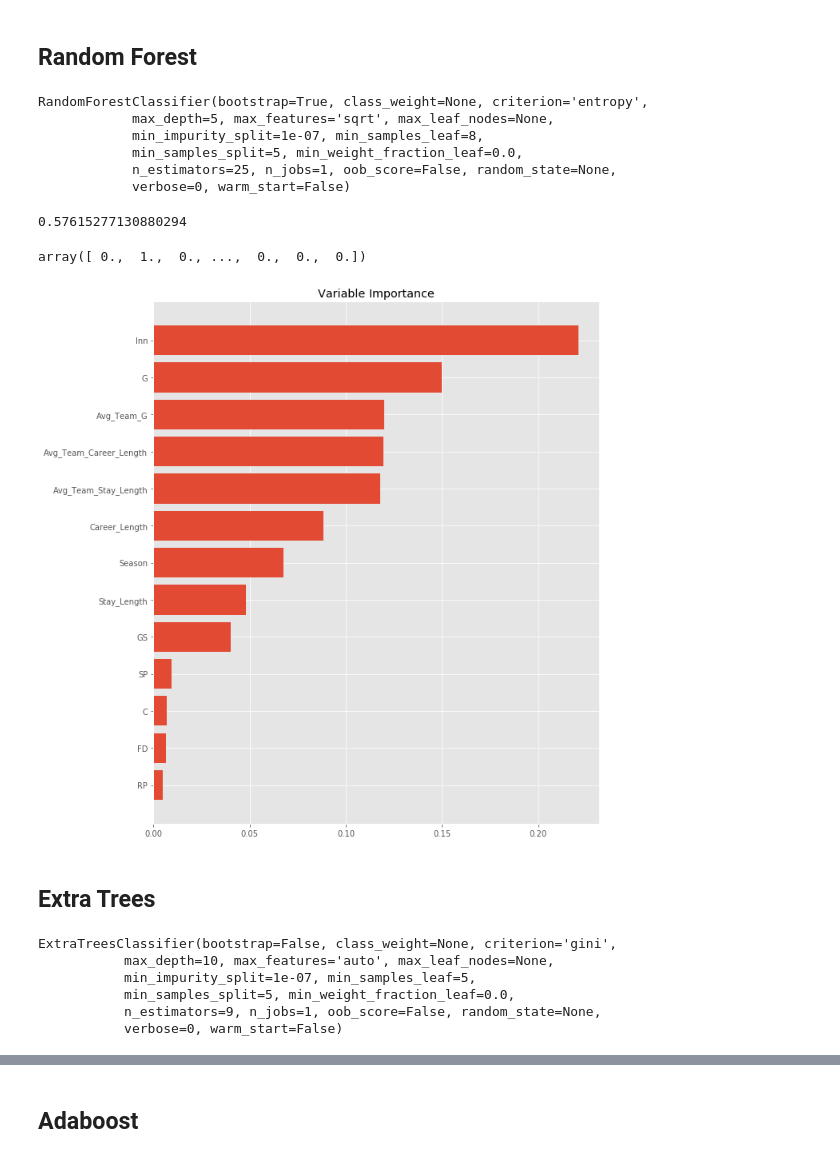
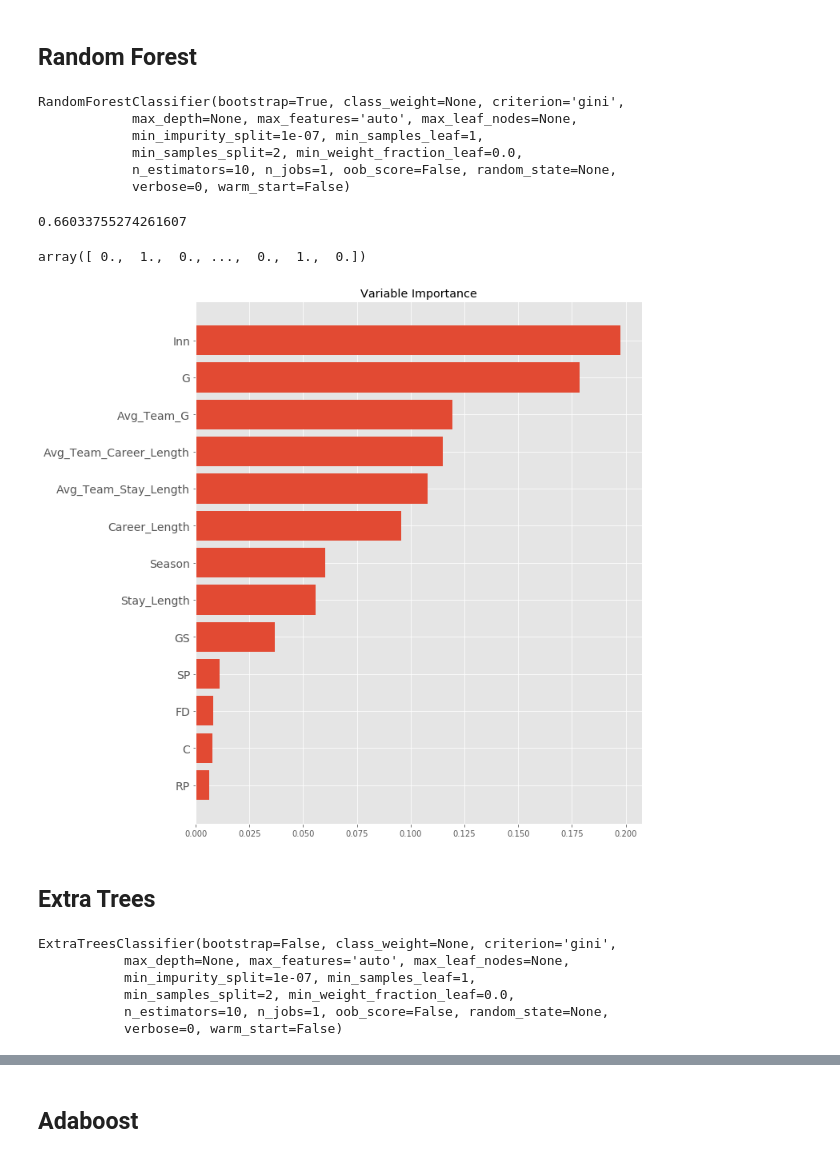
Before and after one commit to mtmoncur/baseball_data, a Jupyter notebook: Basic Model.ipynb, the cells around one changed output, grey strips where cells are left out. Saved outputs shown, nothing was run; the diff lists cells and outputs as text; code cells hidden in the pictures.

```diff
--- a/Basic Model.ipynb
+++ b/Basic Model.ipynb
@@ -517,7 +519,7 @@ for col in ['Avg_Team_Stay_Length', 'Avg_Team_Career_Length', 'Avg_Team_G']:
         p.drop(col, axis=1, inplace=True)
 p.insert(0, 'Avg_Team_Stay_Length', 0)
 p.insert(0, 'Avg_Team_Career_Length', 0)
-#p.insert(0, 'Avg_Team_G', 0)
+p.insert(0, 'Avg_Team_G', 0)
 
 by_team_season = p.groupby(['Team', 'Season'])
 for team, season in by_team_season.groups:
@@ -525,7 +527,7 @@ for team, season in by_team_season.groups:
 
     p.loc[team_season.index, 'Avg_Team_Stay_Length'] = team_season.Stay_Length.mean()
     p.loc[team_season.index, 'Avg_Team_Career_Length'] = team_season.Career_Length.mean()
-    #p.loc[team_season.index, 'Avg_Team_G'] = team_season.G.mean()
+    p.loc[team_season.index, 'Avg_Team_G'] = team_season.G.mean()
 # %%
 p.head()
 # %% [output]
@@ -615,0 +578,10 @@ pd.concat([X,y],axis=1)
+# %%
+X = p[list(p.Pos.unique())+['Avg_Team_G', 'Avg_Team_Stay_Length', 'Avg_Team_Career_Length', 'Season', 'Stay_Length', 'Career_Length', 'GS', 'G', 'Inn']]#list(p.Team.unique())+
+X.drop(p[p.Season==2017].index, inplace=True)
+X.reindex()
+
+y = p['Leave']
+y.drop(p[p.Season==2017].index, inplace=True)
+y.reindex()
+
+pd.concat([X,y],axis=1)
@@ -707,12 +673,14 @@ from sklearn.model_selection import train_test_split
 from sklearn.model_selection import GridSearchCV
 from sklearn import datasets
 # %%
-train_mask = (X.Season > 2004)&(X.Season < 2015)
+train_mask = (X.Season > 2006)&(X.Season < 2015)
 test_mask = (X.Season >= 2015)
 X_train = X[train_mask]
 X_test = X[test_mask]
 y_train =y[train_mask]
 y_test = y[test_mask]
+
+#X_train, X_test, y_train, y_test = train_test_split(X, y, test_size=0.3)
 # %%
 rf = RandomForestClassifier()
 
@@ -730,39 +698,39 @@ acc_scorer = make_scorer(accuracy_score)
 
 # Run the grid search
 grid_obj = GridSearchCV(rf, parameters, n_jobs=4)#, scoring=acc_scorer)
-grid_obj = grid_obj.fit(X_train, y_train)
+#grid_obj = grid_obj.fit(X_train, y_train)
 
 # Set the clf to the best combination of parameters
-rf = grid_obj.best_estimator_
+#rf = grid_obj.best_estimator_
 
 
 rf.fit(X_train, y_train)
 # %% [output]
-RandomForestClassifier(bootstrap=True, class_weight=None, criterion='entropy',
-            max_depth=5, max_features='sqrt', max_leaf_nodes=None,
-            min_impurity_split=1e-07, min_samples_leaf=8,
-            min_samples_split=5, min_weight_fraction_leaf=0.0,
-            n_estimators=25, n_jobs=1, oob_score=False, random_state=None,
+RandomForestClassifier(bootstrap=True, class_weight=None, criterion='gini',
+            max_depth=None, max_features='auto', max_leaf_nodes=None,
+            min_impurity_split=1e-07, min_samples_leaf=1,
+            min_samples_split=2, min_weight_fraction_leaf=0.0,
+            n_estimators=10, n_jobs=1, oob_score=False, random_state=None,
             verbose=0, warm_start=False)
 # %%
 accuracy_score(y_test, rf.predict(X_test))
 # %% [output]
-0.57615277130880294
+0.66033755274261607
 # %%
 rf.predict(X_test)
 # %% [output]
-array([ 0.,  1.,  0., ...,  0.,  0.,  0.])
+array([ 0.,  1.,  0., ...,  0.,  1.,  0.])
 # %%
 ind = np.argsort(rf.feature_importances_)
 plt.figure(figsize=(10,12))
 
 plt.barh(range(len(rf.feature_importances_)),rf.feature_importances_[ind])
 # It is very important that you use the same columns that you fit your model with, or else this will be wrong!
-plt.yticks(range(len(rf.feature_importances_)),X_train.columns[ind])
+plt.yticks(range(len(rf.feature_importances_)), X_train.columns[ind], fontsize=14)
 plt.title("Variable Importance")
 plt.show()
 # %% [output]
-[figure, old version]
+[figure, new version]
 # %% [markdown]
 ## Extra Trees
 # %%
@@ -783,20 +751,20 @@ parameters = {'n_estimators': [9, 4, 6],
 acc_scorer = make_scorer(accuracy_score)
 
 # Run the grid search
-grid_obj = GridSearchCV(et, parameters, n_jobs=4)#, scoring=acc_scorer)
-grid_obj = grid_obj.fit(X_train, y_train)
+#grid_obj = GridSearchCV(et, parameters, n_jobs=4)#, scoring=acc_scorer)
+#grid_obj = grid_obj.fit(X_train, y_train)
 
 # Set the clf to the best combination of parameters
-et = grid_obj.best_estimator_
+#et = grid_obj.best_estimator_
 
 
 et.fit(X_train, y_train)
 # %% [output]
 ExtraTreesClassifier(bootstrap=False, class_weight=None, criterion='gini',
-           max_depth=10, max_features='auto', max_leaf_nodes=None,
-           min_impurity_split=1e-07, min_samples_leaf=5,
-           min_samples_split=5, min_weight_fraction_leaf=0.0,
-           n_estimators=9, n_jobs=1, oob_score=False, random_state=None,
+           max_depth=None, max_features='auto', max_leaf_nodes=None,
+           min_impurity_split=1e-07, min_samples_leaf=1,
+           min_samples_split=2, min_weight_fraction_leaf=0.0,
+           n_estimators=10, n_jobs=1, oob_score=False, random_state=None,
            verbose=0, warm_start=False)
 # %%
 accuracy_score(y_test, et.predict(X_test))
```
Also changed, not shown: parts of 27 cells of this notebook.
